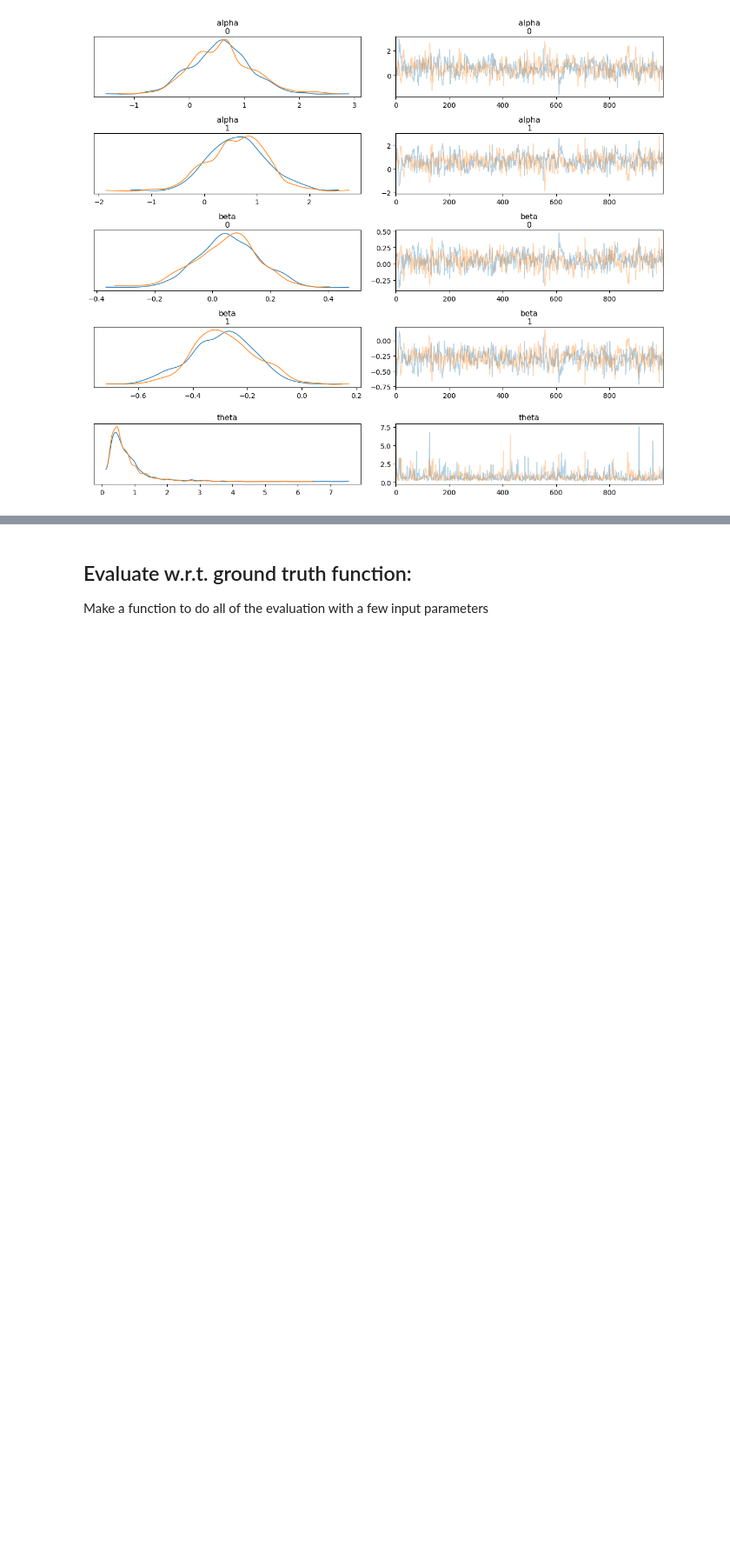
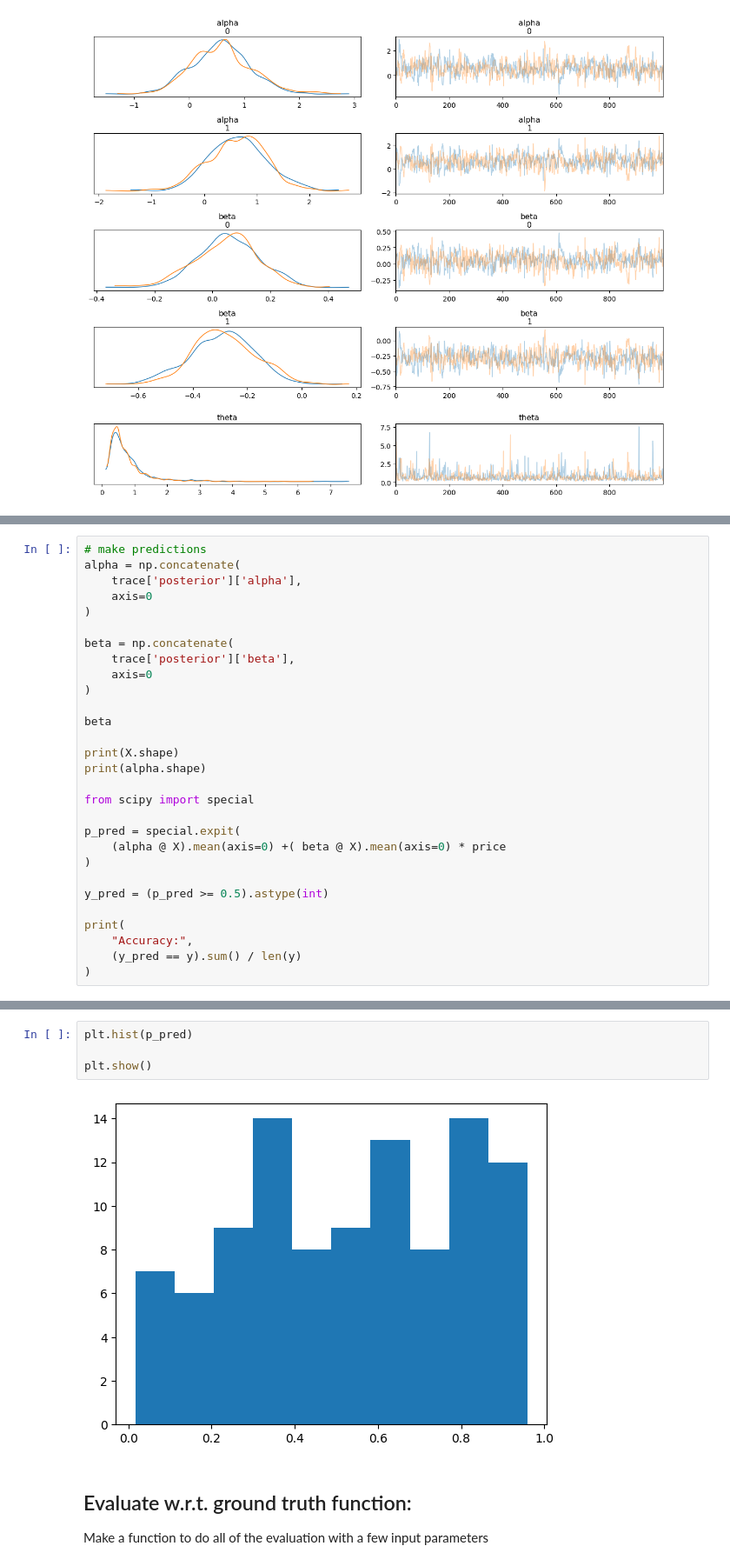
Before and after one commit to lentin26/Student-Prescription-Tree, a Jupyter notebook: lightGBM.ipynb, the cells around one changed output, grey strips where cells are left out. Shown at 87% size. Drawn from its saved outputs; the diff is of its cells as text; blank space fills up the shorter version.

```diff
--- a/lightGBM.ipynb
+++ b/lightGBM.ipynb
@@ -2111,3 +2109,32 @@ print(
 )
 # %% [output]
 Accuracy: 0.73
+# %%
+# make predictions
+alpha = np.concatenate(
+    trace['posterior']['alpha'],
+    axis=0
+)
+
+beta = np.concatenate(
+    trace['posterior']['beta'],
+    axis=0
+)
+
+beta
+
+print(X.shape)
+print(alpha.shape)
+
+from scipy import special
+
+p_pred = special.expit(
+    (alpha @ X).mean(axis=0) +( beta @ X).mean(axis=0) * price
+)
+
+y_pred = (p_pred >= 0.5).astype(int)
+
+print(
+    "Accuracy:",
+    (y_pred == y).sum() / len(y)
+)
@@ -2114,3 +2173,9 @@ Accuracy: 0.73
+# %%
+plt.hist(p_pred)
+
+plt.show()
+# %% [output]
+[figure, added]
 # %% [markdown]
 ## Evaluate w.r.t. ground truth function:
 Make a function to do all of the evaluation with a few input parameters
```
Also changed, not shown: parts of 4 cells of this notebook.
